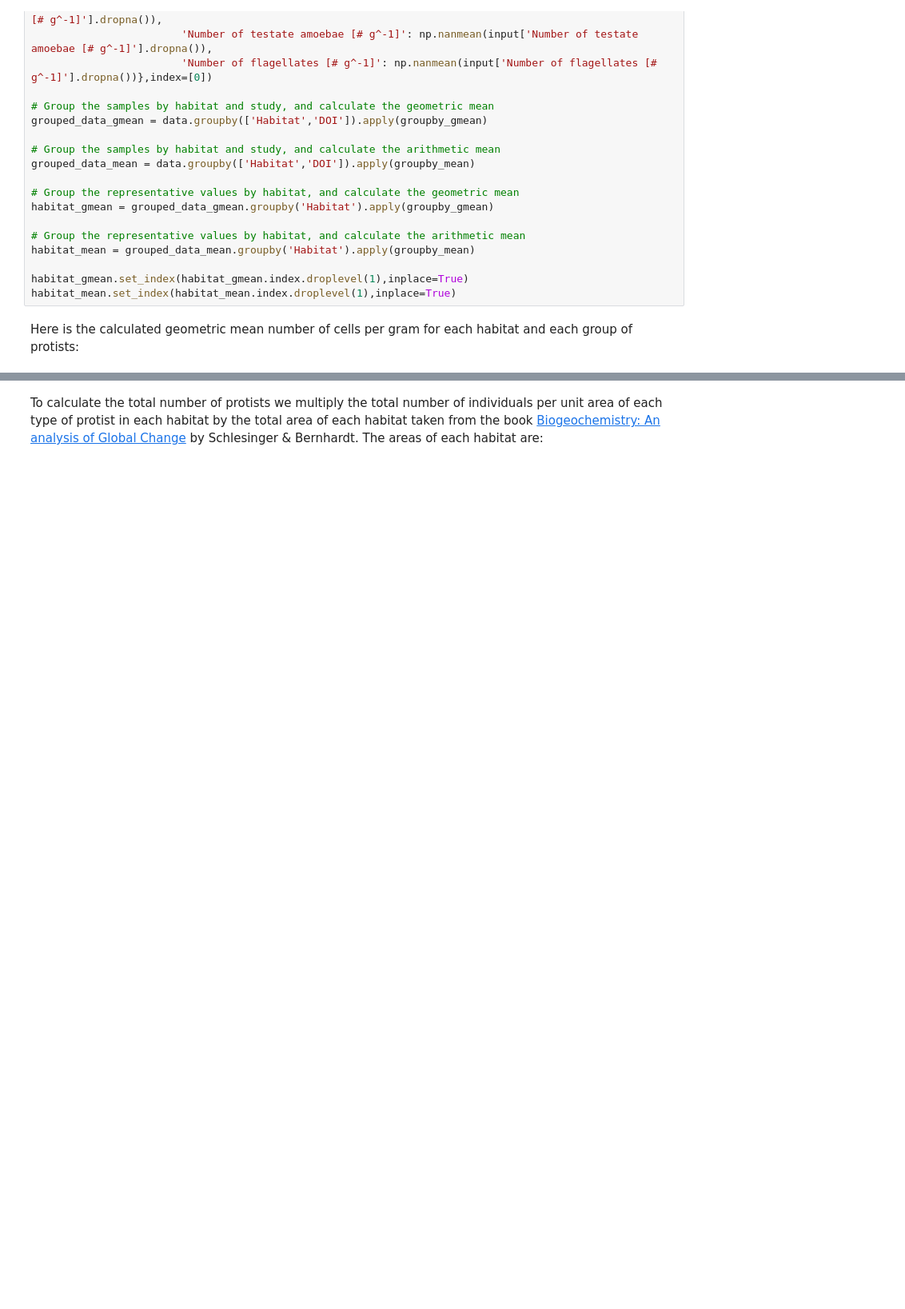
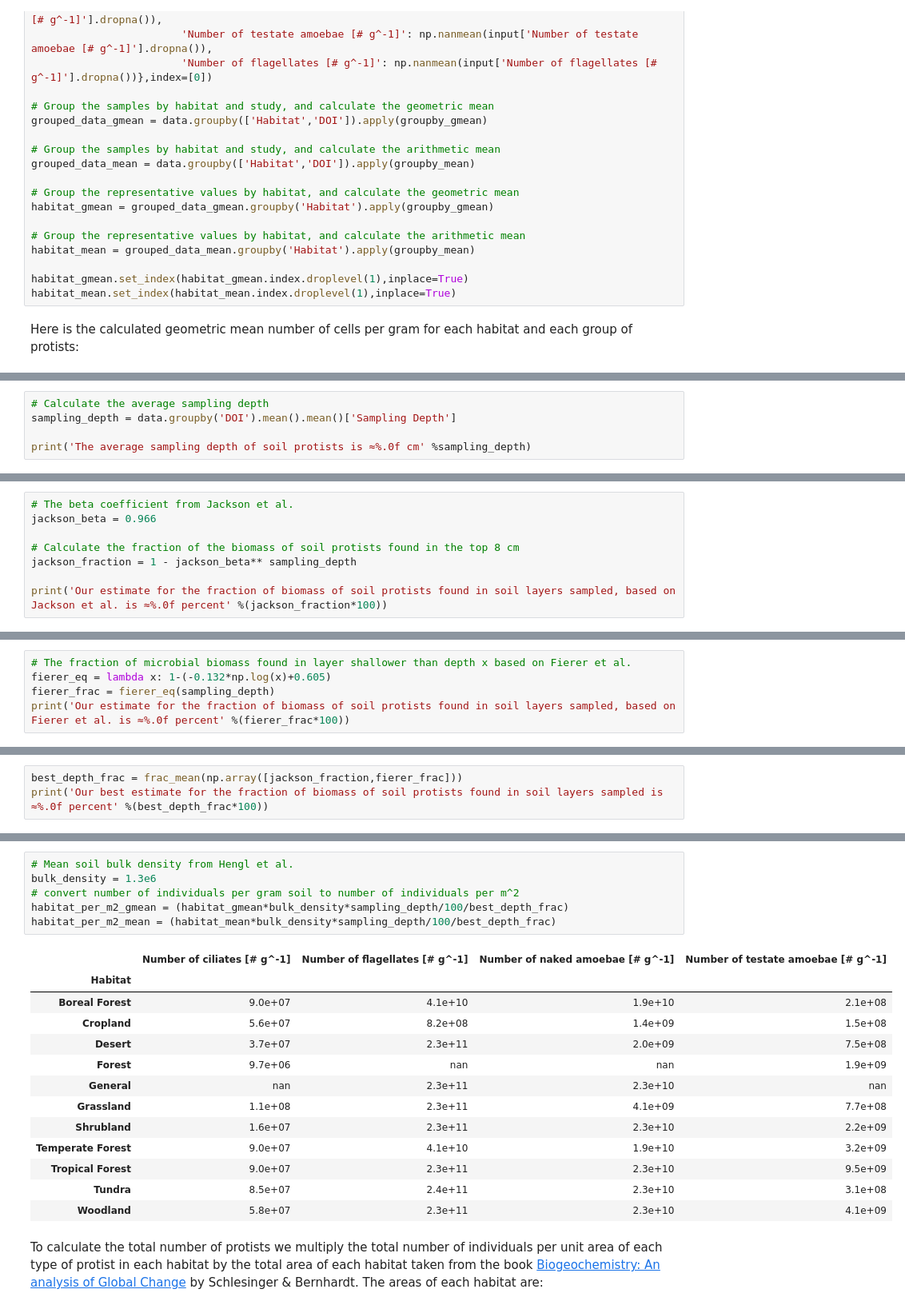
Before and after one commit to yinonbaron/biomass_distribution, a Jupyter notebook: protists/terrestrial_protists/terrestrial_protists.ipynb, the cells around one changed output, grey strips where cells are left out. Shown at 80% size. Cells and saved outputs as stored; diff of their text form; blank space fills up the shorter version.

```diff
--- a/protists/terrestrial_protists/terrestrial_protists.ipynb
+++ b/protists/terrestrial_protists/terrestrial_protists.ipynb
@@ -99,0 +118,5 @@ habitat_per_m2_mean = habitat_mean*bulk_density*biomass_depth
+# %%
+# Calculate the average sampling depth
+sampling_depth = data.groupby('DOI').mean().mean()['Sampling Depth']
+
+print('The average sampling depth of soil protists is ≈%.0f cm' %sampling_depth)
@@ -99,0 +127,8 @@ habitat_per_m2_mean = habitat_mean*bulk_density*biomass_depth
+# %%
+# The beta coefficient from Jackson et al.
+jackson_beta = 0.966
+
+# Calculate the fraction of the biomass of soil protists found in the top 8 cm
+jackson_fraction = 1 - jackson_beta** sampling_depth
+
+print('Our estimate for the fraction of biomass of soil protists found in soil layers sampled, based on Jackson et al. is ≈%.0f percent' %(jackson_fraction*100))
@@ -99,0 +141,5 @@ habitat_per_m2_mean = habitat_mean*bulk_density*biomass_depth
+# %%
+# The fraction of microbial biomass found in layer shallower than depth x based on Fierer et al.
+fierer_eq = lambda x: 1-(-0.132*np.log(x)+0.605)
+fierer_frac = fierer_eq(sampling_depth)
+print('Our estimate for the fraction of biomass of soil protists found in soil layers sampled, based on Fierer et al. is ≈%.0f percent' %(fierer_frac*100))
@@ -99,0 +150,3 @@ habitat_per_m2_mean = habitat_mean*bulk_density*biomass_depth
+# %%
+best_depth_frac = frac_mean(np.array([jackson_fraction,fierer_frac]))
+print('Our best estimate for the fraction of biomass of soil protists found in soil layers sampled is ≈%.0f percent' %(best_depth_frac*100))
@@ -100,3 +157,23 @@ habitat_per_m2_mean = habitat_mean*bulk_density*biomass_depth
+# %%
+# Mean soil bulk density from Hengl et al.
+bulk_density = 1.3e6
+# convert number of individuals per gram soil to number of individuals per m^2
+habitat_per_m2_gmean = (habitat_gmean*bulk_density*sampling_depth/100/best_depth_frac)
+habitat_per_m2_mean = (habitat_mean*bulk_density*sampling_depth/100/best_depth_frac)
+# %% [output]
+|  | Number of ciliates [# g^-1] | Number of flagellates [# g^-1] | Number of naked amoebae [# g^-1] | Number of testate amoebae [# g^-1] |
+| Habitat |  |  |  |  |
+| Boreal Forest | 9.0e+07 | 4.1e+10 | 1.9e+10 | 2.1e+08 |
+| Cropland | 5.6e+07 | 8.2e+08 | 1.4e+09 | 1.5e+08 |
+| Desert | 3.7e+07 | 2.3e+11 | 2.0e+09 | 7.5e+08 |
+| Forest | 9.7e+06 | nan | nan | 1.9e+09 |
+| General | nan | 2.3e+11 | 2.3e+10 | nan |
+| Grassland | 1.1e+08 | 2.3e+11 | 4.1e+09 | 7.7e+08 |
+| Shrubland | 1.6e+07 | 2.3e+11 | 2.3e+10 | 2.2e+09 |
+| Temperate Forest | 9.0e+07 | 4.1e+10 | 1.9e+10 | 3.2e+09 |
+| Tropical Forest | 9.0e+07 | 2.3e+11 | 2.3e+10 | 9.5e+09 |
+| Tundra | 8.5e+07 | 2.4e+11 | 2.3e+10 | 3.1e+08 |
+| Woodland | 5.8e+07 | 2.3e+11 | 2.3e+10 | 4.1e+09 |
 # %% [markdown]
 To calculate the total number of protists we multiply the total number of individuals per unit area of each type of protist in each habitat by the total area of each habitat taken from the book [Biogeochemistry: An analysis of Global Change](https://www.sciencedirect.com/science/book/9780123858740) by Schlesinger & Bernhardt. The areas of each habitat are:
 # %%
```
Also changed, not shown: parts of 61 cells of this notebook, 3 other files.
